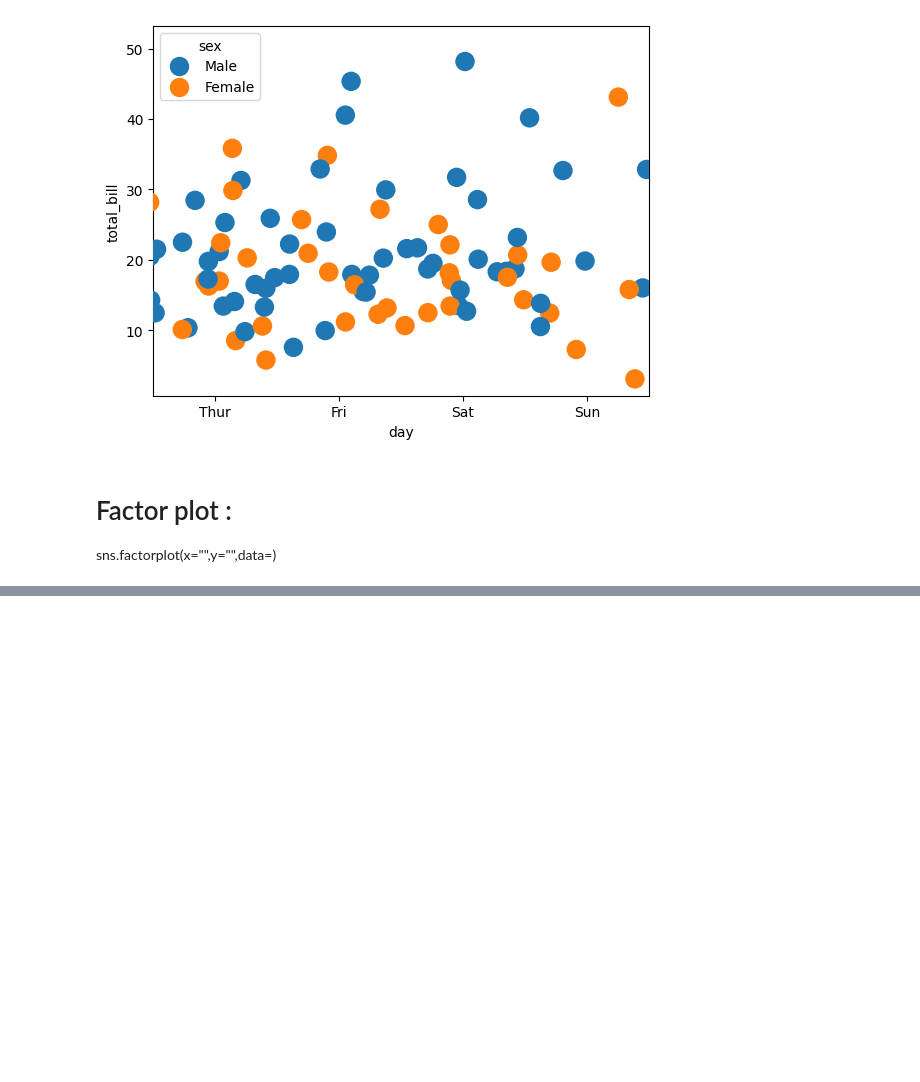
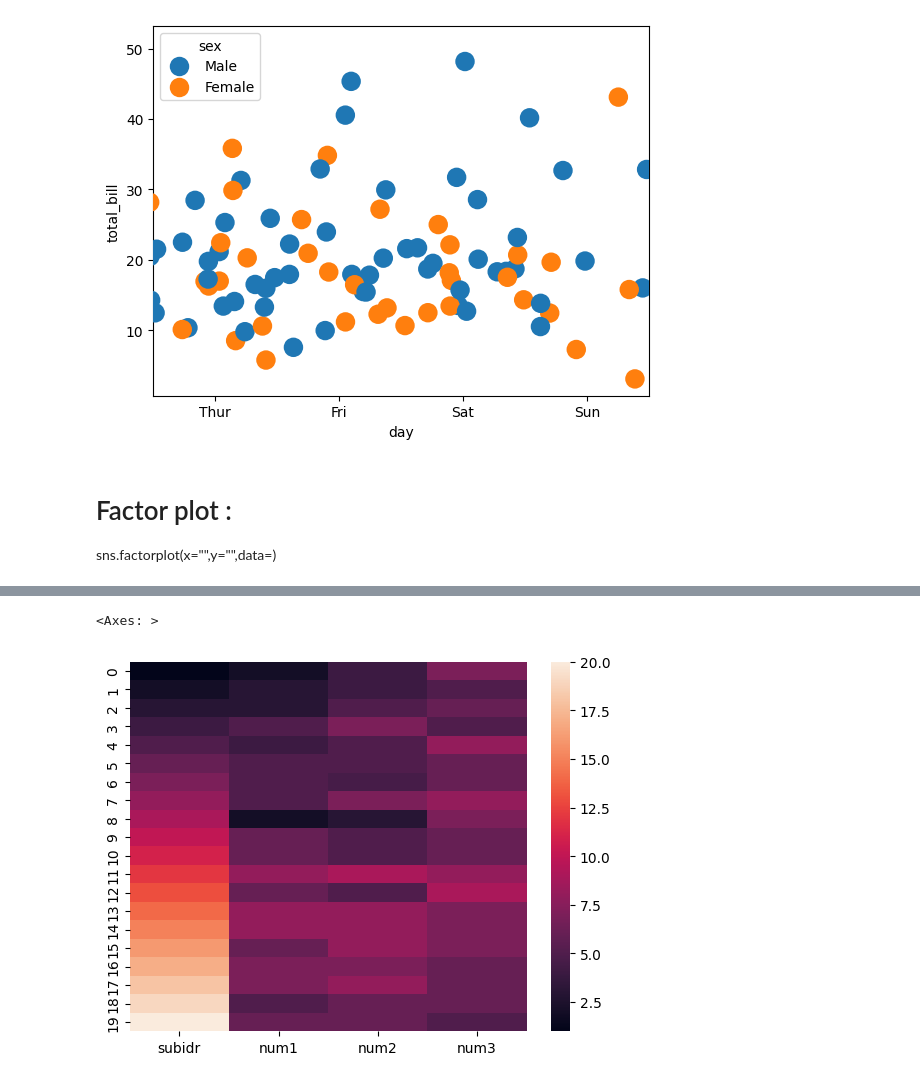
Before and after one commit to anjali801/Data-science-45-internship, a Jupyter notebook: Day21(Seaborn).ipynb, the cells around one changed output, grey strips where cells are left out. Drawn from its saved outputs; the diff is of its cells as text; code cells hidden in the pictures; blank space fills up the shorter version.

```diff
--- a/Day21(Seaborn).ipynb
+++ b/Day21(Seaborn).ipynb
@@ -546,0 +590,3 @@ sns.factorplot(x="",y="",data=)
+# %%
+data = sns.load_dataset("anagrams")
+data
@@ -546,0 +611,3 @@ sns.factorplot(x="",y="",data=)
+# %%
+x =data.drop(columns=["attnr"],axis=1)
+x
@@ -546,0 +632,5 @@ sns.factorplot(x="",y="",data=)
+# %%
+sns.heatmap(x)
+# %% [output]
+<Axes: >
+[figure, added]
```
Also changed, not shown: parts of 37 cells of this notebook.
